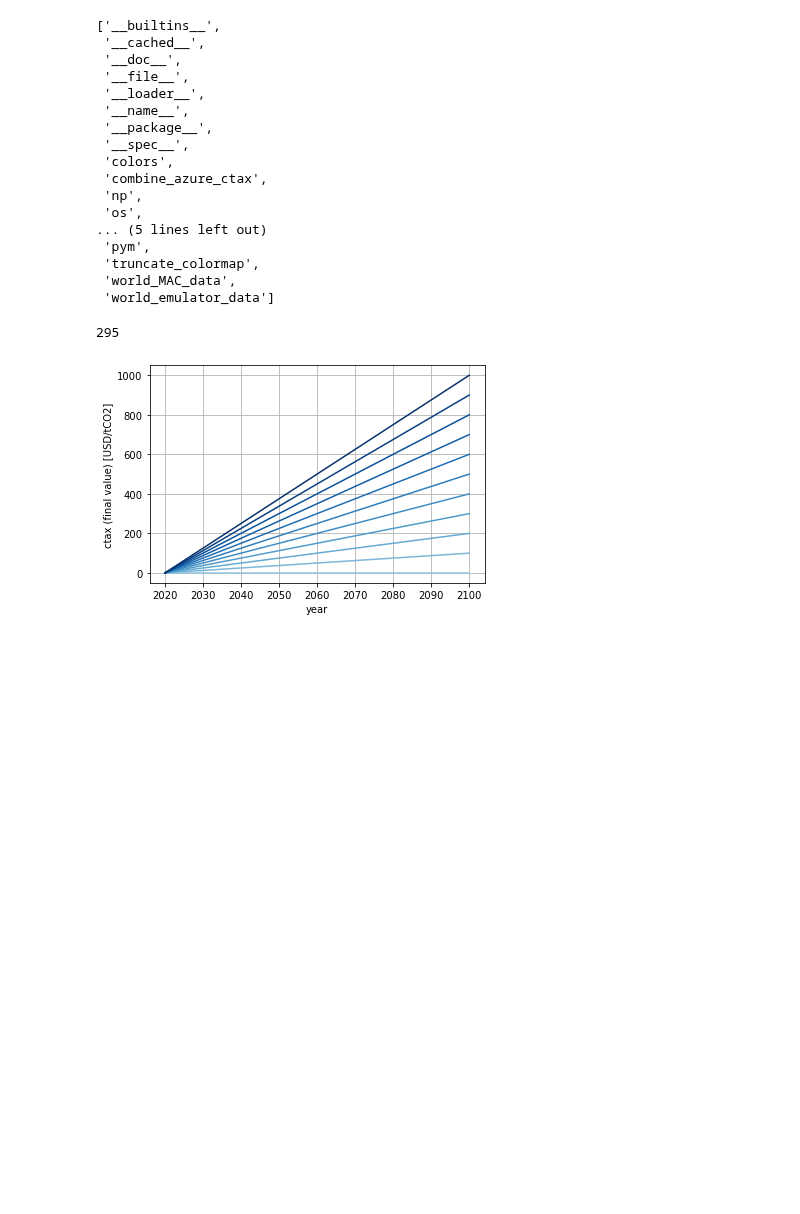
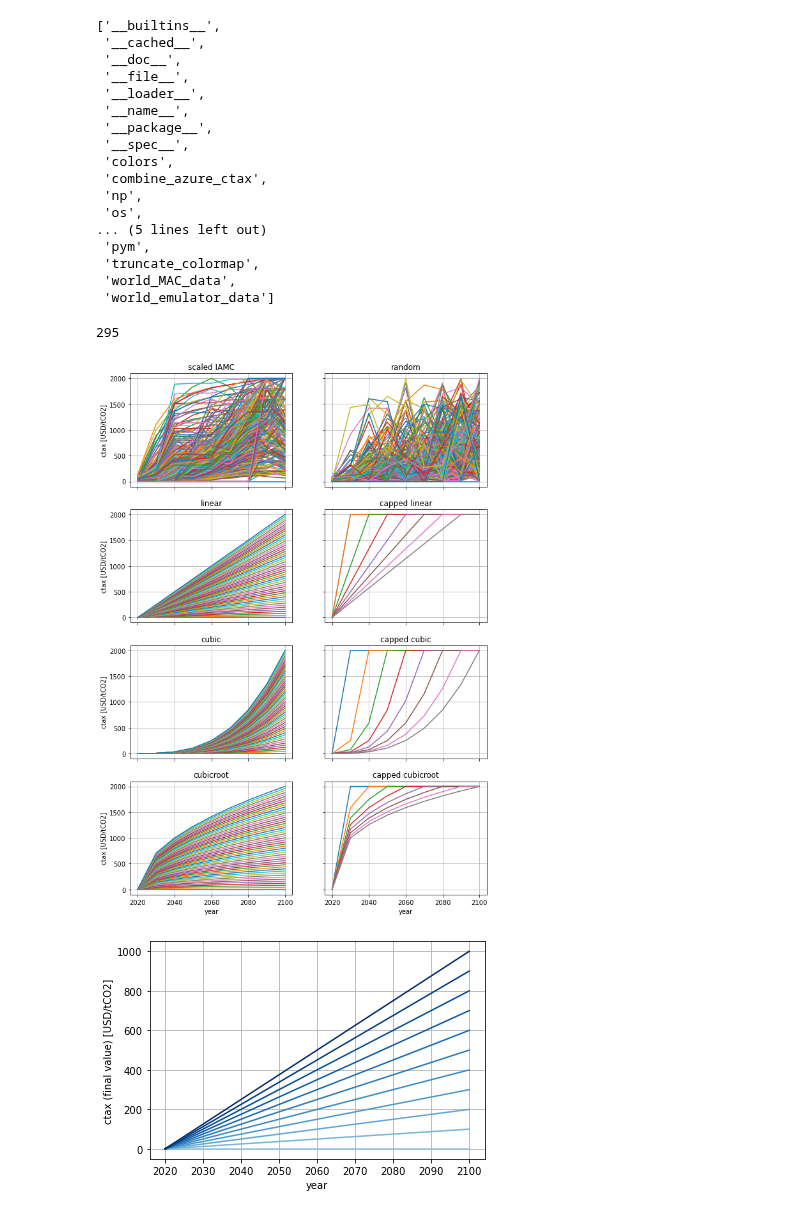
Before and after one commit to TVHTE/PBL_Code, a Jupyter notebook: Emulator/ctax_paths.ipynb, the cells around one changed output. Saved outputs shown, nothing was run; the diff lists cells and outputs as text; code cells hidden in the pictures; blank space fills up the shorter version.

```diff
--- a/Emulator/ctax_paths.ipynb
+++ b/Emulator/ctax_paths.ipynb
@@ -72,40 +72,41 @@ raw_data = prepare_paths.prepare_data(IAMC_database)
 carbon_prices, models_ctax = raw_data.filter_iamc(YEAR_STEP, 'Price|Carbon', MAX_CTAX, MODELS)
 # mean_temp, models_temp = raw_data.filter_iamc(year_step, 'AR5 climate diagnostics|Temperature|Global Mean|MAGICC6|MED',
 #                                               MAX_CTAX, MODELS)
 
 # scaled and lin ctax
 scaled_ctax_paths = raw_data.scale_ctax(STEP_CTAX)
 lin_ctax_paths = raw_data.get_linear(MAX_CTAX, STEP_CTAX_LIN_PATHS)
 sparse_ctax_paths = raw_data.sparse_linear(MAX_CTAX)
 random_ctax_paths = raw_data.get_random(MAX_RAND, MAX_CTAX)
 cubic_ctax_paths = raw_data.get_cubic(MAX_CTAX)
 cubicroot_ctax_paths = raw_data.get_cubicroot(MAX_CTAX)
 sparse_cubicroot_paths = raw_data.sparse_cubicroot(MAX_CTAX)
 sparse_cubic_paths = raw_data.sparse_cubic(MAX_CTAX)
 # scaled_random = raw_data.scaled_random(STEP_CTAX_LIN_PATHS)
 
 scaled_cost_paths = prepare_paths.scale_ctax(costcheck_paths, MAX_CTAX)
 # merged dataframe
 # all_paths = raw_data.merge_all(PATH_IAMC, 'all_ctax_paths_test_1.xlsx')
 # print(len(all_paths))
 # raw_data.plot_ctax_paths(lin_ctax_paths, colormap=None)
 
-# ctaxes = [scaled_ctax_paths, random_ctax_paths, lin_ctax_paths, sparse_ctax_paths, cubic_ctax_paths, sparse_cubic_paths,
-#          cubicroot_ctax_paths, sparse_cubicroot_paths]
+ctaxes = [scaled_ctax_paths, random_ctax_paths, lin_ctax_paths, sparse_ctax_paths, cubic_ctax_paths, sparse_cubic_paths,
+         cubicroot_ctax_paths, sparse_cubicroot_paths]
 
-# for index, ctax in enumerate(ctaxes):
+for index, ctax in enumerate(ctaxes):
 
-#     rows = len(ctaxes)/2
+    rows = len(ctaxes)/2
 
-#     plt.subplot(rows,2,index + 1)
+    plt.subplot(rows,2,index + 1)
 
-#     ctax.T.plot(legend=False, ax=plt.gca(), sharex='year', sharey='ctax [USD]', title=ctax.method, grid=True,
-#                figsize=(10,15), ylabel='ctax [USD]', xlabel='year')
+    ctax.T.plot(legend=False, ax=plt.gca(), sharex=True, sharey=True, title=ctax.method, grid=True,
+               figsize=(10,15), ylabel='ctax [USD/tCO2]', xlabel='year')
 
 # save data to path
 raw_data.prepare_mym(scaled_cost_paths, SCALED_COSTCHECK, PATH_IAMC_CSV, 'ctax_train_')
 # %% [output]
 295
+[figure, added]
 # %%
 """
 Dataframe for costs experiment
```
Also changed, not shown: parts of 2 cells of this notebook.
